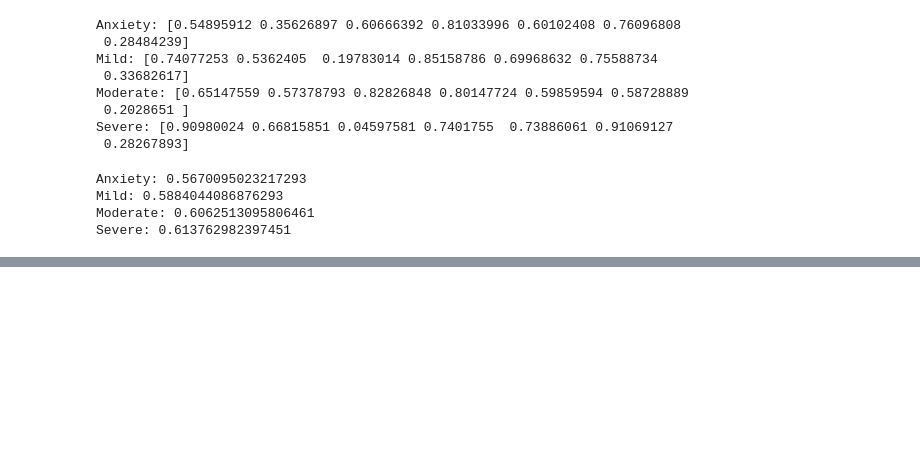
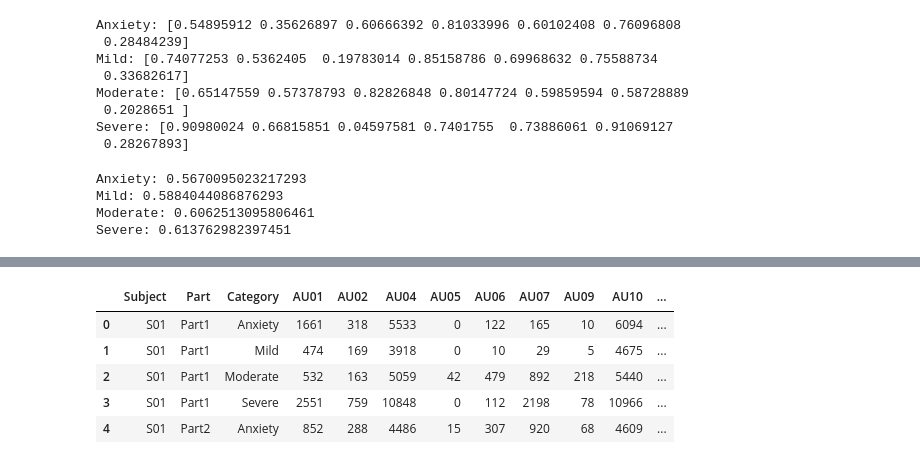
Before and after one commit to waijinchai/fit3162-mcs07, a Jupyter notebook: test.ipynb, the cells around one changed output, grey strips where cells are left out. Saved outputs shown, nothing was run; the diff lists cells and outputs as text; code cells hidden in the pictures; blank space fills up the shorter version.

```diff
--- a/test.ipynb
+++ b/test.ipynb
@@ -297,0 +383,10 @@ Severe: 0.613762982397451
+# %%
+df_processed = pd.read_csv("processed.csv")
+df_processed.head()
+# %% [output]
+|  | Subject | Part | Category | AU01 | AU02 | AU04 | AU05 | AU06 | AU07 | AU09 | AU10 | ... |
+| 0 | S01 | Part1 | Anxiety | 1661 | 318 | 5533 | 0 | 122 | 165 | 10 | 6094 | ... |
+| 1 | S01 | Part1 | Mild | 474 | 169 | 3918 | 0 | 10 | 29 | 5 | 4675 | ... |
+| 2 | S01 | Part1 | Moderate | 532 | 163 | 5059 | 42 | 479 | 892 | 218 | 5440 | ... |
+| 3 | S01 | Part1 | Severe | 2551 | 759 | 10848 | 0 | 112 | 2198 | 78 | 10966 | ... |
+| 4 | S01 | Part2 | Anxiety | 852 | 288 | 4486 | 15 | 307 | 920 | 68 | 4609 | ... |
```
Also changed, not shown: parts of 11 cells of this notebook, 2 other files.
